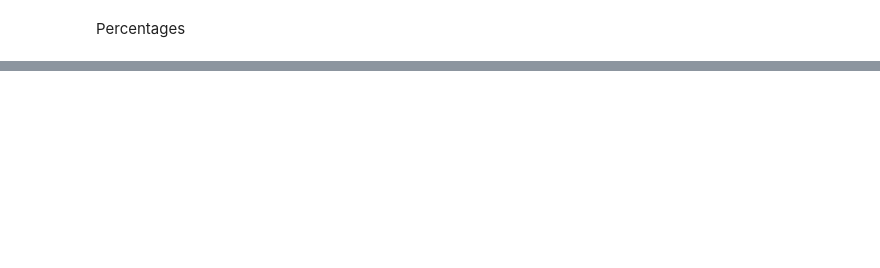
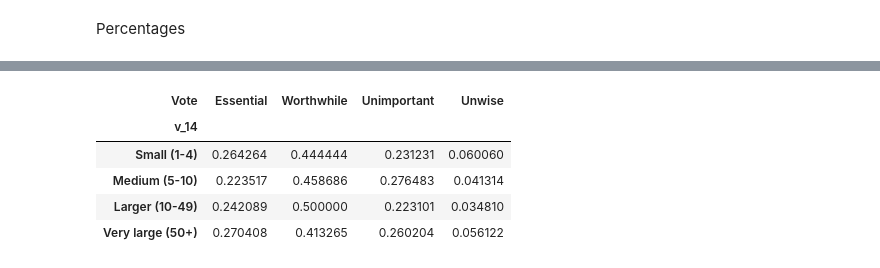
Before and after one commit to mendezfe/repract2018, a Jupyter notebook: notebooks/04_basic_counts_respondentmeta.ipynb, the cells around one changed output, grey strips where cells are left out. Drawn from its saved outputs; the diff is of its cells as text; code cells hidden in the pictures; blank space fills up the shorter version.

```diff
--- a/notebooks/04_basic_counts_respondentmeta.ipynb
+++ b/notebooks/04_basic_counts_respondentmeta.ipynb
@@ -75,0 +170,9 @@ for vote in bycountry.columns.values:
+# %%
+(teamsize.T / teamsize.T.sum()).T
+# %% [output]
+| Vote | Essential | Worthwhile | Unimportant | Unwise |
+| v_14 |  |  |  |  |
+| Small (1-4) | 0.264264 | 0.444444 | 0.231231 | 0.060060 |
+| Medium (5-10) | 0.223517 | 0.458686 | 0.276483 | 0.041314 |
+| Larger (10-49) | 0.242089 | 0.500000 | 0.223101 | 0.034810 |
+| Very large (50+) | 0.270408 | 0.413265 | 0.260204 | 0.056122 |
```
Also changed, not shown: parts of 48 cells of this notebook, 1 other file.
